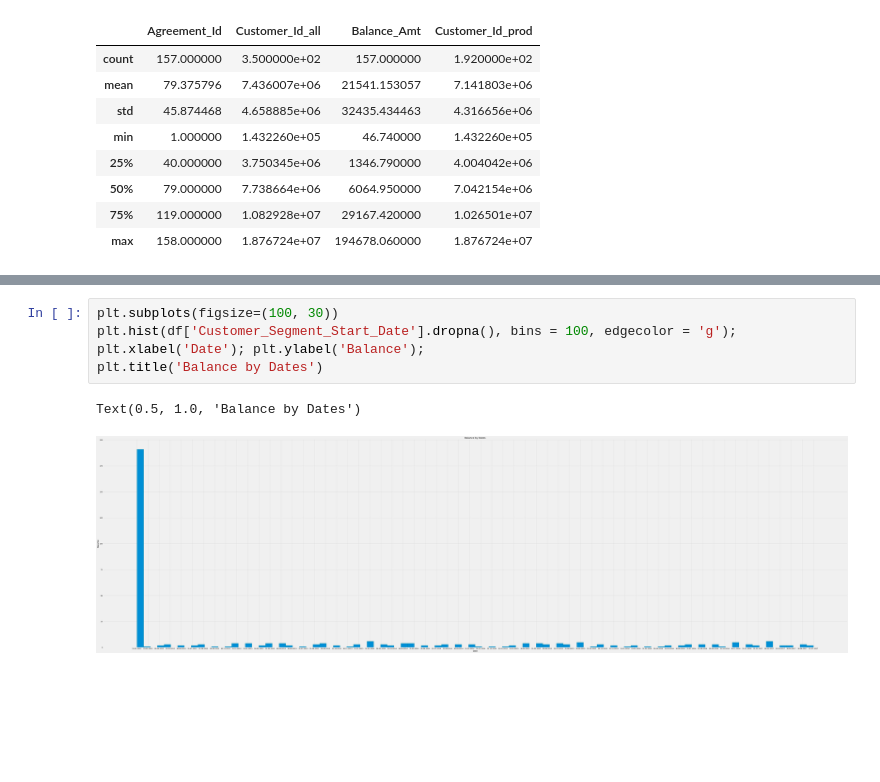
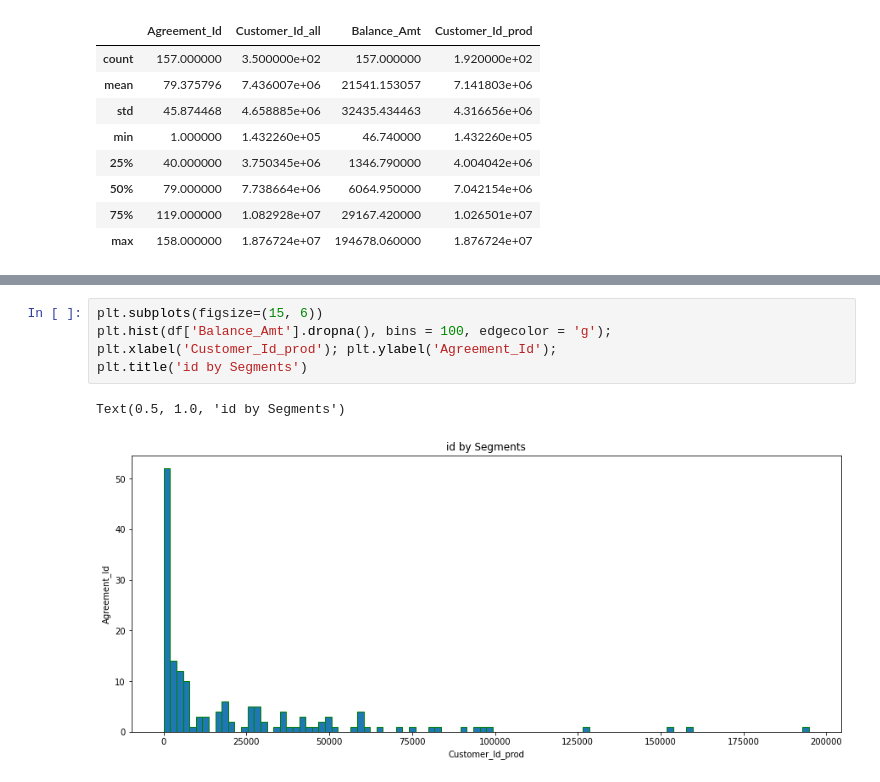
Before and after one commit to nerCop/Swed_Bank_Work, a Jupyter notebook: SwedBankHW.ipynb, the cells around one changed output, grey strips where cells are left out. Drawn from its saved outputs; the diff is of its cells as text; blank space fills up the shorter version.

```diff
--- a/SwedBankHW.ipynb
+++ b/SwedBankHW.ipynb
@@ -86,8 +89,8 @@ Text(0.5, 1.0, 'Balance by Segments')
-# %%
-plt.subplots(figsize=(100, 30))
-plt.hist(df['Customer_Segment_Start_Date'].dropna(), bins = 100, edgecolor = 'g');
-plt.xlabel('Date'); plt.ylabel('Balance');
-plt.title('Balance by Dates')
-# %% [output]
-Text(0.5, 1.0, 'Balance by Dates')
-[figure, removed]
+# %%
+plt.subplots(figsize=(15, 6))
+plt.hist(df['Balance_Amt'].dropna(), bins = 100, edgecolor = 'g');
+plt.xlabel('Customer_Id_prod'); plt.ylabel('Agreement_Id');
+plt.title('id by Segments')
+# %% [output]
+Text(0.5, 1.0, 'id by Segments')
+[figure, added]
```
Also changed, not shown: parts of 5 cells of this notebook.
